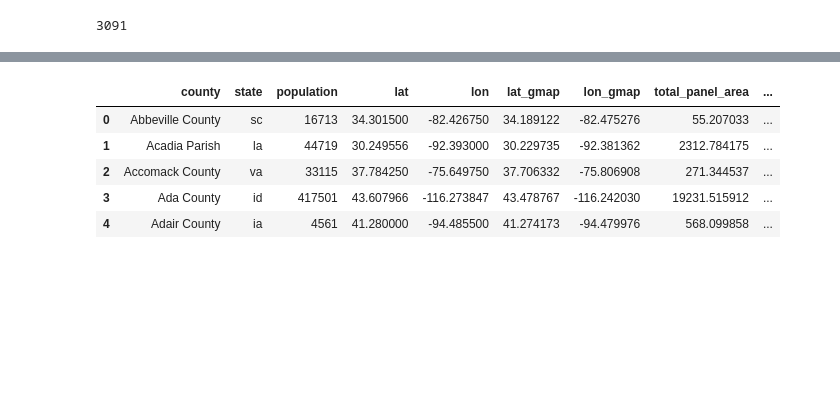
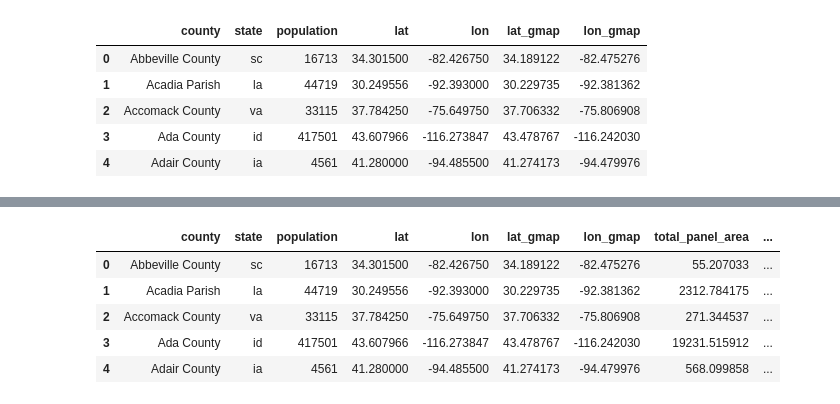
Before and after one commit to myoung12/Data_Boot_Camp_Project_1, a Jupyter notebook: notebooks/Mark_Analysis.ipynb, the cells around one changed output, grey strips where cells are left out. Saved outputs shown, nothing was run; the diff lists cells and outputs as text; code cells hidden in the pictures; blank space fills up the shorter version.

```diff
--- a/notebooks/Mark_Analysis.ipynb
+++ b/notebooks/Mark_Analysis.ipynb
@@ -1,20 +1,24 @@
 # %%
 import pandas as pd
 import numpy as np
 import matplotlib.pyplot as plt
 import gmaps
 
 # Google developer API key
 from config import gkey
 
 # Access maps with unique API key
 gmaps.configure(api_key=gkey)
 
-#import County Level Coordinate Data with ANSI encoding
+#import County Level Coordinate Data with encoding
 csv_path_county = "../data/County_Coordinates.csv"
 county_df = pd.read_csv(csv_path_county, delimiter=",",encoding="ISO-8859-1")
 county_df.head()
-len(county_df)
 # %% [output]
-3091
+|  | county | state | population | lat | lon | lat_gmap | lon_gmap |
+| 0 | Abbeville County | sc | 16713 | 34.301500 | -82.426750 | 34.189122 | -82.475276 |
+| 1 | Acadia Parish | la | 44719 | 30.249556 | -92.393000 | 30.229735 | -92.381362 |
+| 2 | Accomack County | va | 33115 | 37.784250 | -75.649750 | 37.706332 | -75.806908 |
+| 3 | Ada County | id | 417501 | 43.607966 | -116.273847 | 43.478767 | -116.242030 |
+| 4 | Adair County | ia | 4561 | 41.280000 | -94.485500 | 41.274173 | -94.479976 |
 # %%
```
Also changed, not shown: parts of 11 cells of this notebook, 7 other files.
